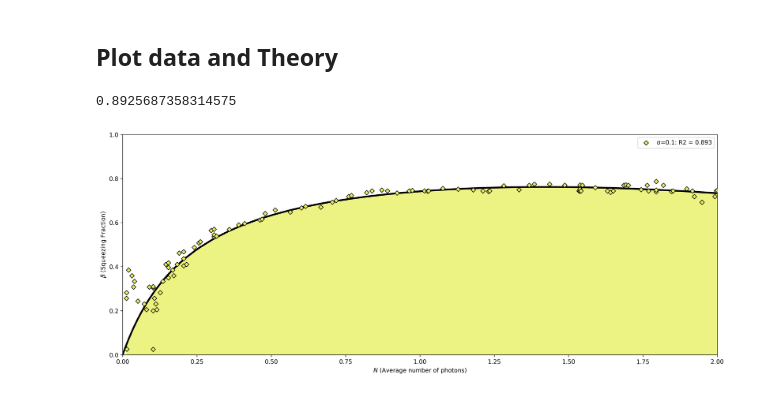
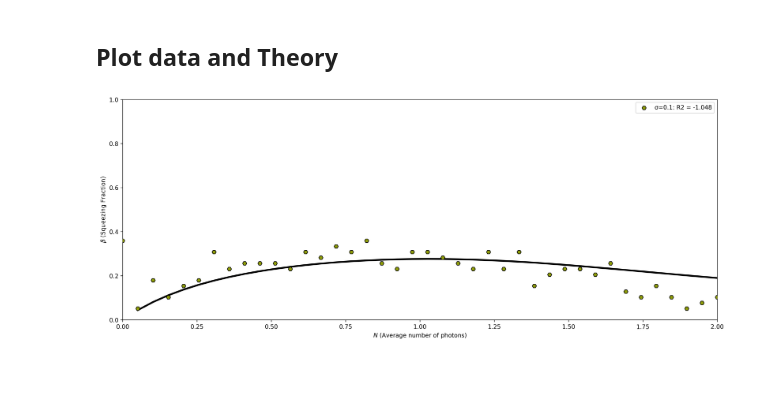
Before and after one commit to KPourgourides/Quantum-Communications-Internship-IRIDA-, a Jupyter notebook: testing_phase_diff.ipynb, the cells around one changed output. Cells and saved outputs as stored; diff of their text form; code cells hidden in the pictures.

```diff
--- a/testing_phase_diff.ipynb
+++ b/testing_phase_diff.ipynb
@@ -72,9 +72,8 @@ pd.plot_homodyne_perr(sigmas, colors_light, colors_dark, dss = 'all', cs = 'all'
 # %%
 reload_protocols()
 sigmas = [0.1]
 colors_th = [ "#e9f063",  "#d62728",  "#2ca02c",  "#ff7f0e",  "#9467bd",  "#17becf",  "#e377c2",  "#8c564b",  "#bcbd22",  "#7f7f7f",  "#5af74b"]*2
 colors_opt = ["#8E9C09",  "#6F3434",  "#084108",  "#773b05",  "#460880",  "#0c6f7c",  "#5c0642",  "#941c04",  "#8b8b06",  "#212121",  "#092a06",  "#092a06"]*2
-beta_opt_dict = pd.optimal_squeezing(sigmas, colors_opt, colors_th, opt = False, th = True)
+beta_opt_dict = pd.optimal_squeezing(sigmas, colors_opt, colors_th, opt = True, th = False)
 # %% [output]
-0.8925687358314575
-[figure, old version]
+[figure, new version]
```
Also changed, not shown: 1 other file.
